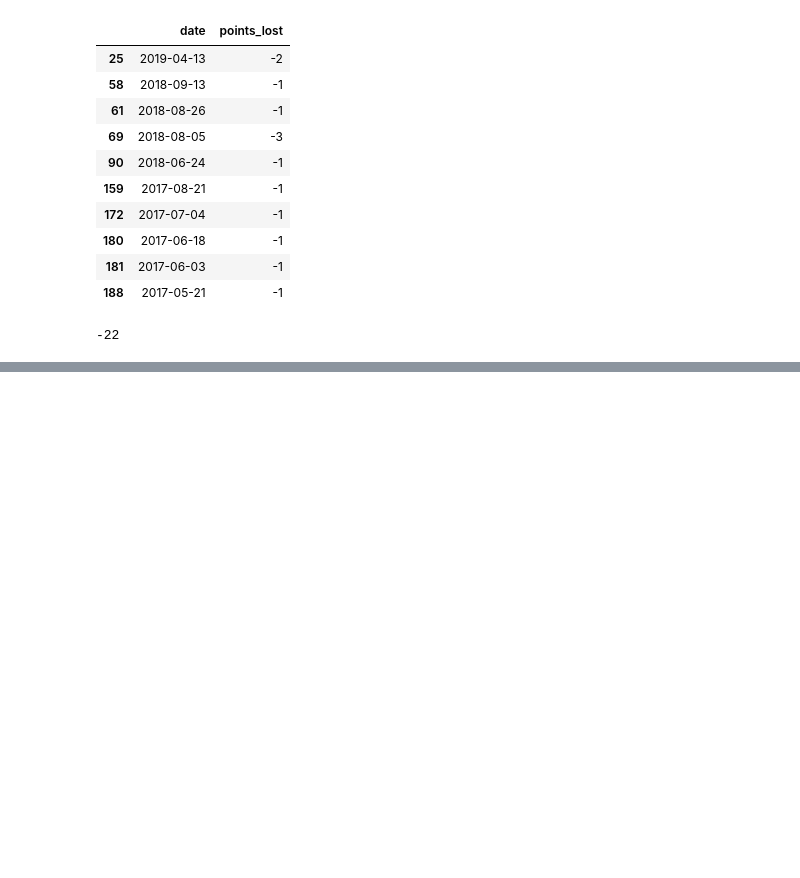
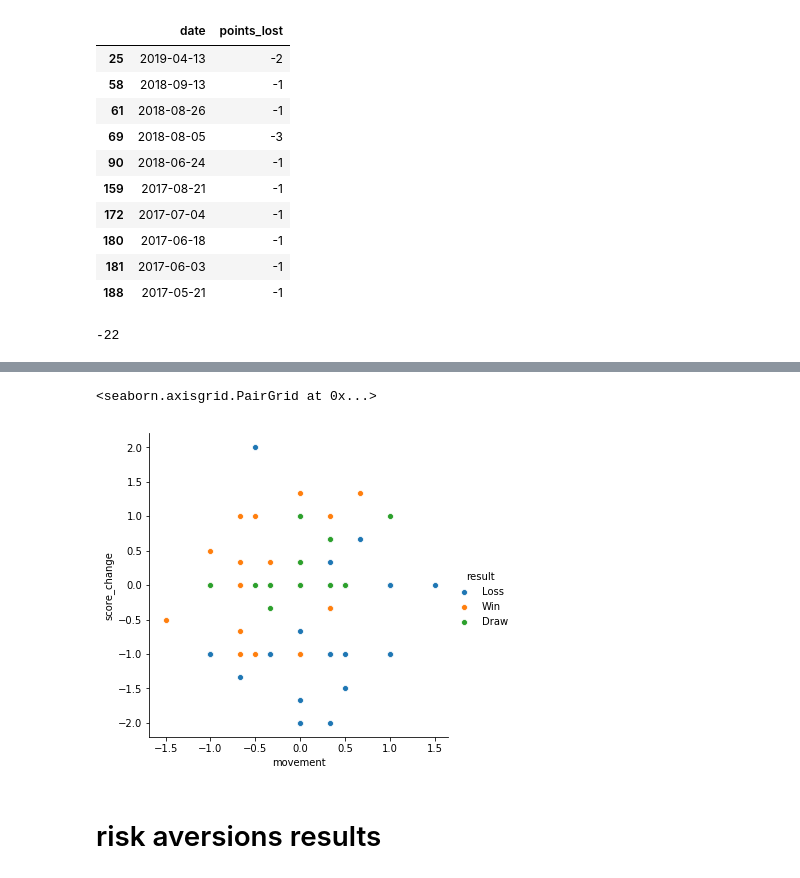
Before and after one commit to zaklippert/epluribusloonum, a Jupyter notebook: loons subs.ipynb, the cells around one changed output, grey strips where cells are left out. Cells and saved outputs as stored; diff of their text form; code cells hidden in the pictures; blank space fills up the shorter version.

```diff
--- a/loons subs.ipynb
+++ b/loons subs.ipynb
@@ -337,0 +373,7 @@ subs['sub_type'] = np.where(subs['movement']>0,'attacking',np.where(subs['moveme
+# %%
+sns.pairplot(x_vars=['movement'], y_vars=['score_change'], data=results, hue='result', height = 5)
+# %% [output]
+<seaborn.axisgrid.PairGrid at 0x...>
+[figure, added]
+# %% [markdown]
+# risk aversions results
```
Also changed, not shown: parts of 49 cells of this notebook.
